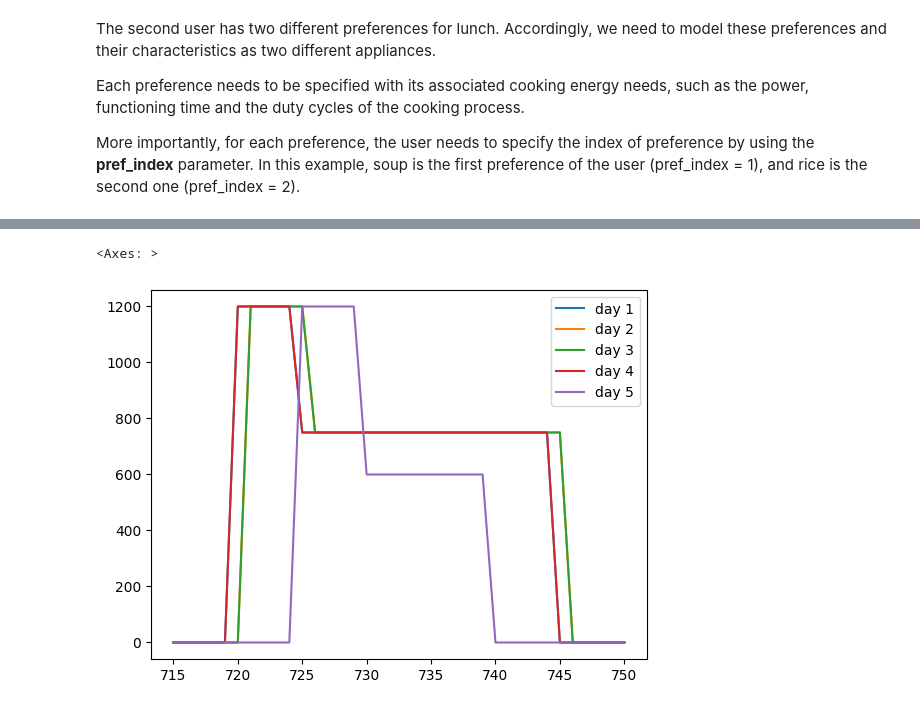
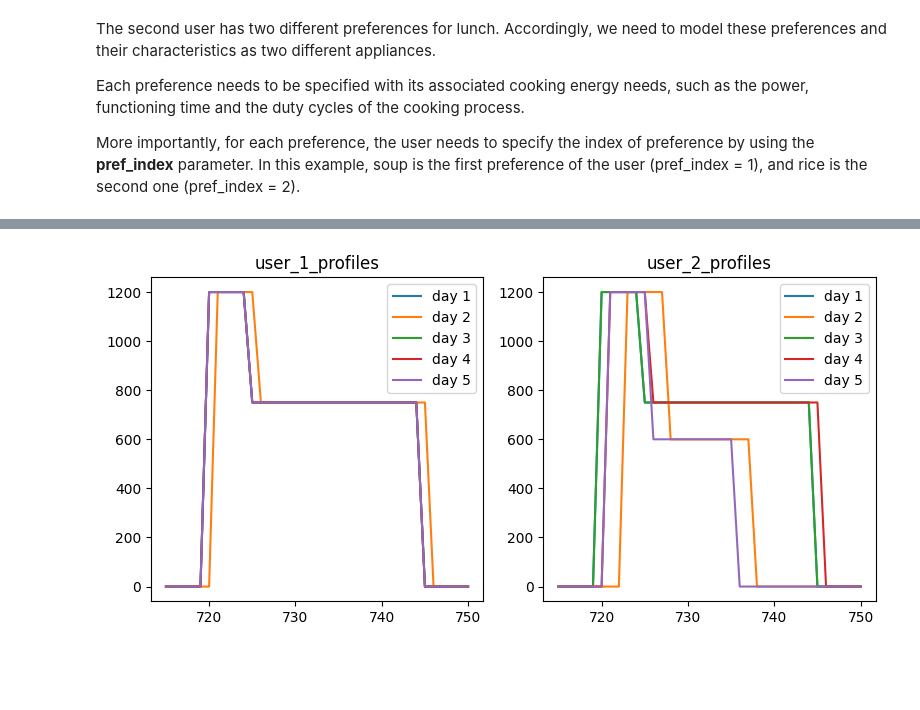
Before and after one commit to RAMP-project/RAMP, a Jupyter notebook: docs/notebooks/cooking_app.ipynb, the cells around one changed output, grey strips where cells are left out. Drawn from its saved outputs; the diff is of its cells as text; code cells hidden in the pictures; blank space fills up the shorter version.

```diff
--- a/docs/notebooks/cooking_app.ipynb
+++ b/docs/notebooks/cooking_app.ipynb
@@ -120,19 +121,17 @@ You are generating ramp demand from a User not bounded to a UseCase instance, a
 # %%
 fig, axes = plt.subplots(nrows=1, ncols=2, figsize=(8, 4))
 
 
 i = 0
 for name, df in dict(
-    user_1_profiles=pd.concat(user_1_profiles),
-    user_2_profiles=pd.concat(user_2_profiles)
+    user_1_profiles=pd.concat(user_1_profiles,axis=1).iloc[lunch_window[0]-5:lunch_window[1]+5], # take only the lunch window
+    user_2_profiles=pd.concat(user_2_profiles,axis=1).iloc[lunch_window[0]-5:lunch_window[1]+5]# take only the lunch window
     ).items():
-    df.plot(ax=axes[i],legend=False)
+    df.plot(ax=axes[i],legend=True)
     axes[i].set_title(name)
     i+=1
 
 plt.tight_layout()
 plt.show()
-pd.concat(user_2_profiles,axis=1).iloc[lunch_window[0]-5:lunch_window[1]+5].plot()
 # %% [output]
-<Axes: >
-[figure, old version]
+[figure, new version]
```
Also changed, not shown: parts of 7 cells of this notebook, 4 other files.
